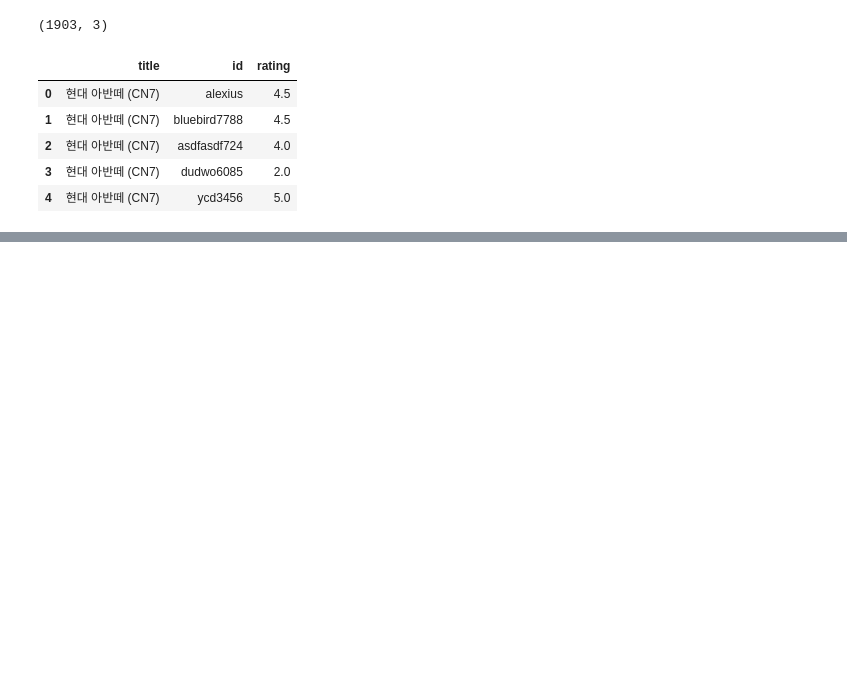
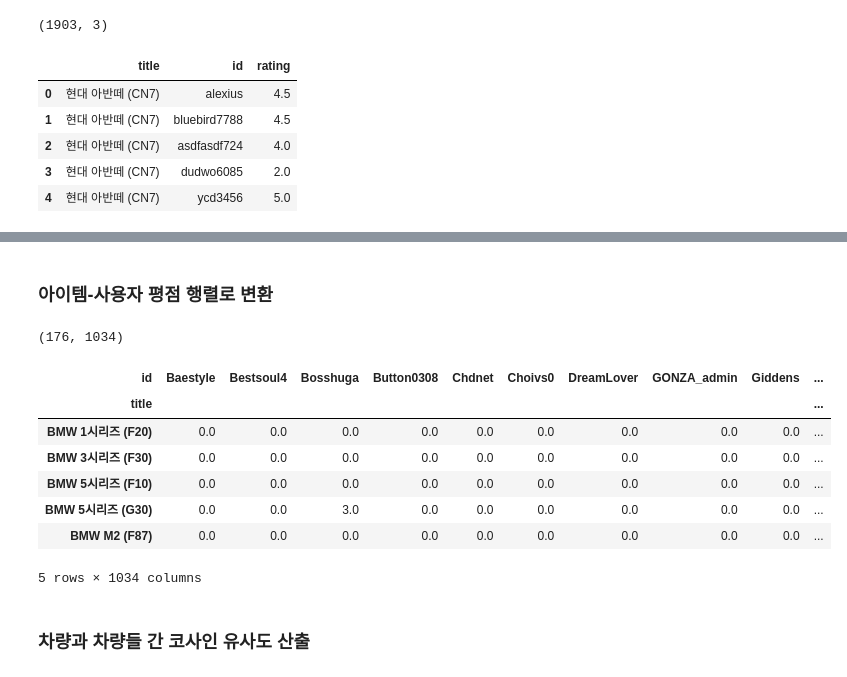
Before and after one commit to SubinKim22/project, a Jupyter notebook: encar.ipynb, the cells around one changed output, grey strips where cells are left out. Saved outputs shown, nothing was run; the diff lists cells and outputs as text; code cells hidden in the pictures; blank space fills up the shorter version.

```diff
--- a/encar.ipynb
+++ b/encar.ipynb
@@ -283,0 +343,20 @@ sk_encar_df.to_csv("encar.csv", encoding='utf-8-sig')
+# %% [markdown]
+### 아이템-사용자 평점 행렬로 변환
+# %%
+# 아이템-사용자 행렬로 transpose 한다.
+ratings_matrix_T = ratings_matrix.transpose()  # 전치 행렬
+
+print(ratings_matrix_T.shape)
+ratings_matrix_T.head(5)
+# %% [output]
+(176, 1034)
+| id | Baestyle | Bestsoul4 | Bosshuga | Button0308 | Chdnet | Choivs0 | DreamLover | GONZA_admin | Giddens | ... |
+| title |  |  |  |  |  |  |  |  |  | ... |
+| BMW 1시리즈 (F20) | 0.0 | 0.0 | 0.0 | 0.0 | 0.0 | 0.0 | 0.0 | 0.0 | 0.0 | ... |
+| BMW 3시리즈 (F30) | 0.0 | 0.0 | 0.0 | 0.0 | 0.0 | 0.0 | 0.0 | 0.0 | 0.0 | ... |
+| BMW 5시리즈 (F10) | 0.0 | 0.0 | 0.0 | 0.0 | 0.0 | 0.0 | 0.0 | 0.0 | 0.0 | ... |
+| BMW 5시리즈 (G30) | 0.0 | 0.0 | 3.0 | 0.0 | 0.0 | 0.0 | 0.0 | 0.0 | 0.0 | ... |
+| BMW M2 (F87) | 0.0 | 0.0 | 0.0 | 0.0 | 0.0 | 0.0 | 0.0 | 0.0 | 0.0 | ... |
+5 rows × 1034 columns
+# %% [markdown]
+### 차량과 차량들 간 코사인 유사도 산출
```
Also changed, not shown: parts of 27 cells of this notebook.
